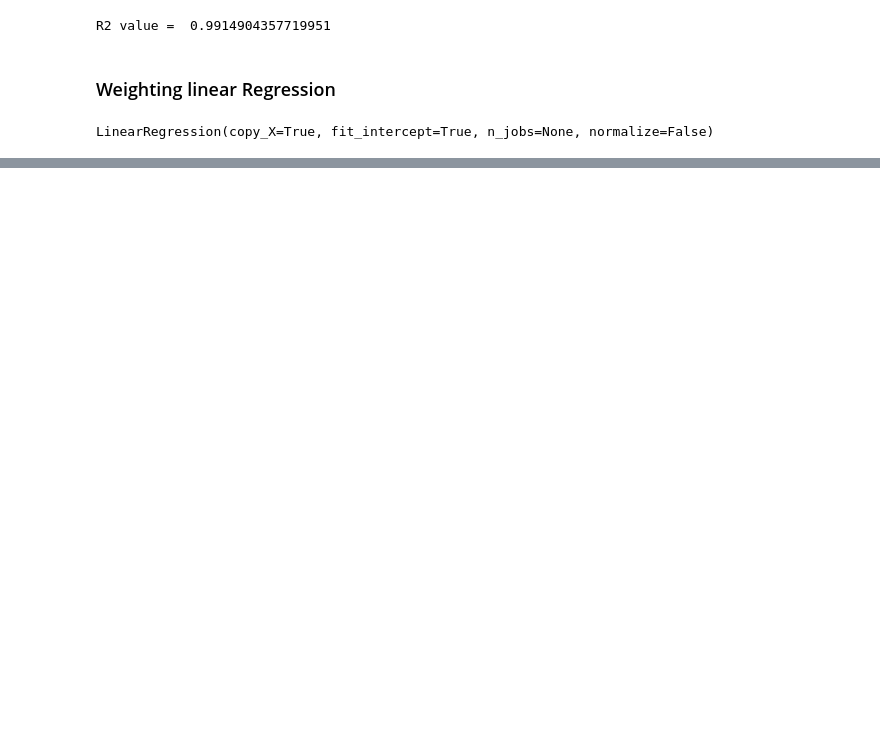
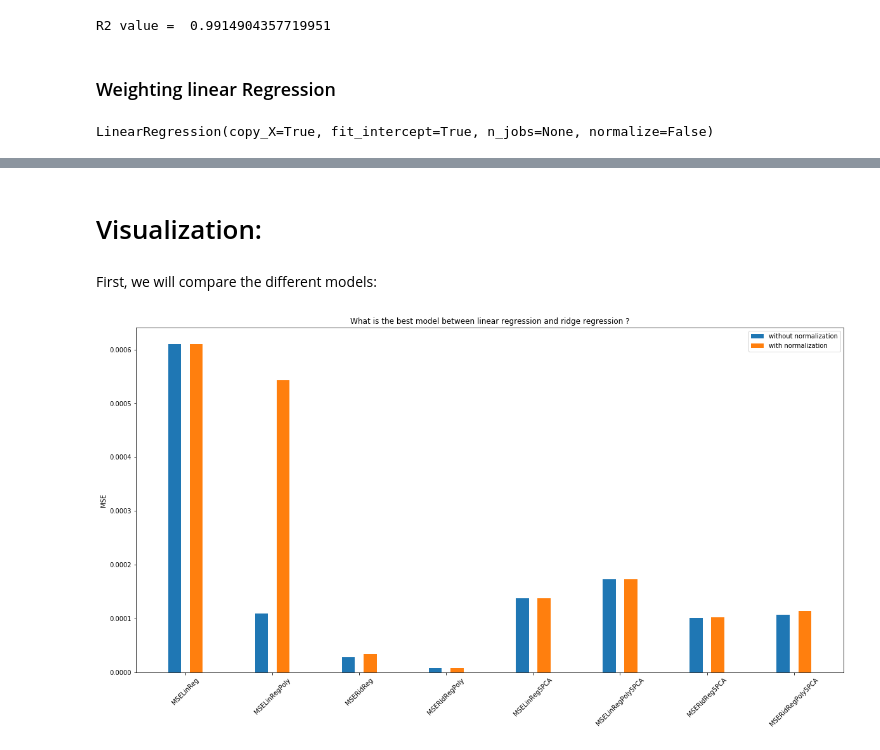
Before and after one commit to steber97/RecursionFairies_AdaProject, a Jupyter notebook: lorisLinearRidgeRegressionAndSVR.ipynb, the cells around one changed output, grey strips where cells are left out. Saved outputs shown, nothing was run; the diff lists cells and outputs as text; code cells hidden in the pictures; blank space fills up the shorter version.

Commit message:
ML part visualization

```diff
--- a/lorisLinearRidgeRegressionAndSVR.ipynb
+++ b/lorisLinearRidgeRegressionAndSVR.ipynb
@@ -189,4 +217,6 @@ model_cv_norm = regr_cv_norm.fit(X_pca, Y_scaled)
 Y_pred_scaled = model_cv_norm.predict(X_pca)
 Y_pred = scaler_y.inverse_transform(Y_pred_scaled)
 print("R2 value =  {}".format(1 - mean_squared_error(Y_pred,y)/np.std(y)))
+
+MSERidReg5PCANormalized = mean_squared_error(Y_pred,y)
 # %% [output]
@@ -196,4 +226,6 @@ model_cv = regr_cv.fit(X_pca_poly, Y_scaled)
 Y_pred_scaled = model_cv.predict(X_pca_poly)
 Y_pred = scaler_y.inverse_transform(Y_pred_scaled)
 print("R2 value =  {}".format(1 - mean_squared_error(Y_pred,y)/np.std(y)))
+
+MSERidRegPoly5PCA = mean_squared_error(Y_pred,y)
 # %% [output]
@@ -203,4 +235,6 @@ model_cv_norm = regr_cv_norm.fit(X_pca_poly, Y_scaled)
 Y_pred_scaled = model_cv_norm.predict(X_pca_poly)
 Y_pred = scaler_y.inverse_transform(Y_pred_scaled)
 print("R2 value =  {}".format(1 - mean_squared_error(Y_pred,y)/np.std(y)))
+
+MSERidRegPoly5PCANormalized = mean_squared_error(Y_pred,y)
 # %% [output]
@@ -517,0 +572,29 @@ R2 value =  0.958238305729665
+# %% [markdown]
+# Visualization:
+# %% [markdown]
+First, we will compare the different models:
+# %%
+withoutNormalization = {'MSELinReg': MSELinReg, 'MSELinRegPoly': MSELinRegPoly, 'MSERidReg': MSERidReg,\
+                        'MSERidRegPoly': MSERidRegPoly, 'MSELinReg5PCA': MSELinReg5PCA, 'MSELinRegPoly5PCA': MSELinRegPoly5PCA,\
+                        'MSERidReg5PCA': MSERidReg5PCA, 'MSERidRegPoly5PCA': MSERidRegPoly5PCA}
+
+withNormalization = {'MSELinRegNormalized': MSELinRegNormalized, 'MSELinRegPolyNormalized': MSELinRegPolyNormalized,\
+                        'MSERidRegNormalized': MSERidRegNormalized, 'MSERidRegPolyNormalized': MSERidRegPolyNormalized,\
+                        'MSELinReg5PCANormalized': MSELinReg5PCANormalized, 'MSELinRegPoly5PCANormalized': MSELinRegPoly5PCANormalized,\
+                        'MSERidReg5PCANormalized': MSERidReg5PCANormalized, 'MSERidRegPoly5PCANormalized': MSERidRegPoly5PCANormalized}
+# %%
+#here we compare linear regression and ridge regression (with/without normalization and with/without PCA)
+plt.figure(figsize=(20,10))
+plt.title("What is the best model between linear regression and ridge regression ?")
+plt.ylabel("MSE")
+barWidth = 0.25
+r1 = np.arange(len(withoutNormalization))
+r2 = [x + barWidth for x in r1]
+plt.bar(r1, withoutNormalization.values(), width=0.15)
+plt.bar(r2, withNormalization.values(), width=0.15)
+plt.xticks([r + barWidth/2 for r in range(len(withoutNormalization))], withoutNormalization,
+           rotation=45)
+plt.gca().legend(('without normalization', 'with normalization'))
+plt.show()
+# %% [output]
+[figure, added]
```
Also changed, not shown: parts of 53 cells of this notebook.
